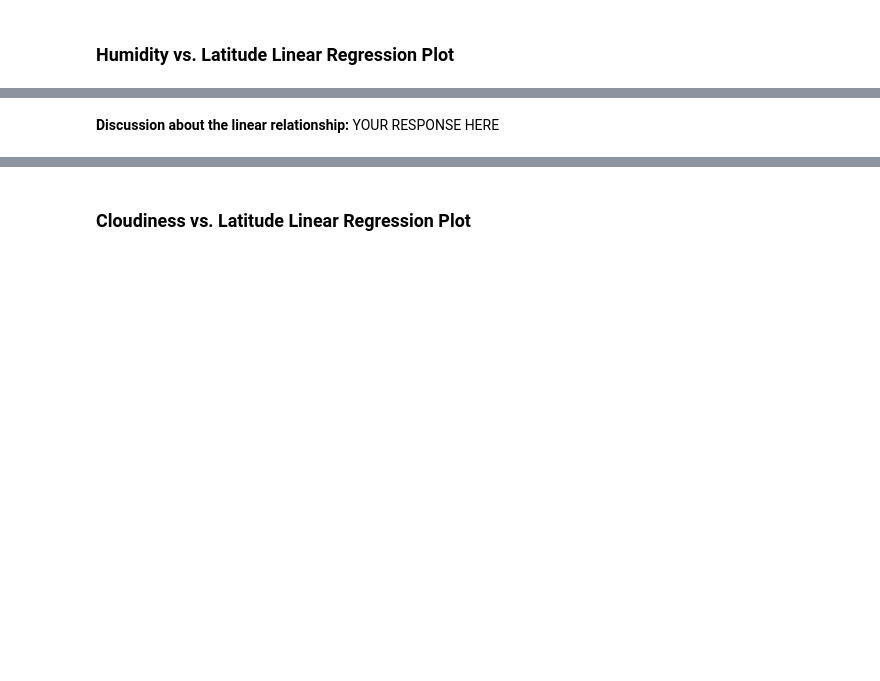
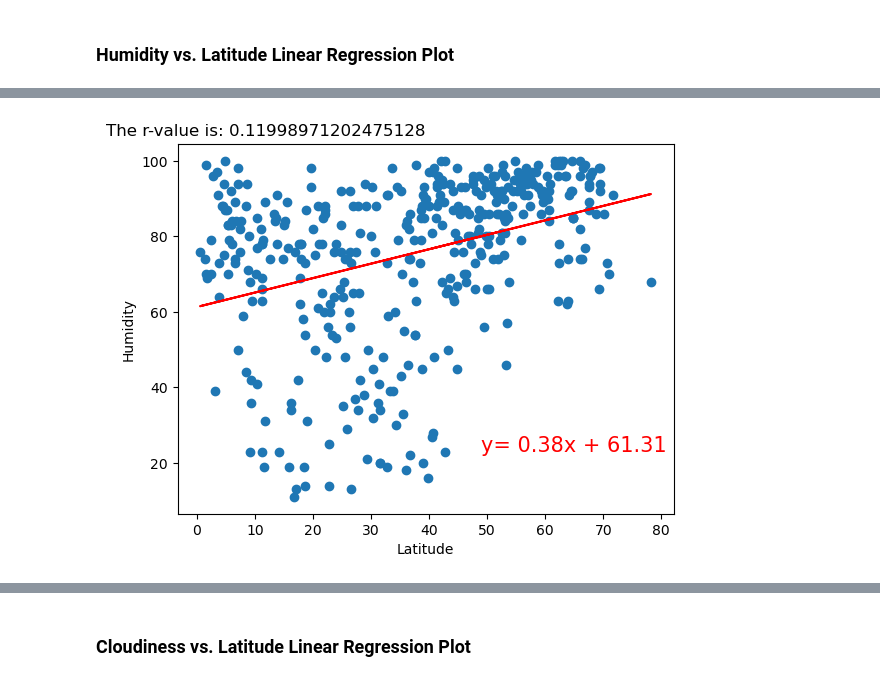
Before and after one commit to ryandenninger7/python-api-challenge, a Jupyter notebook: WeatherPy/WeatherPy.ipynb, the cells around one changed output, grey strips where cells are left out. Saved outputs shown, nothing was run; the diff lists cells and outputs as text; code cells hidden in the pictures; blank space fills up the shorter version.

```diff
--- a/WeatherPy/WeatherPy.ipynb
+++ b/WeatherPy/WeatherPy.ipynb
@@ -361,2 +345,5 @@ The r-value is: 0.0002808747046324607
-# %% [markdown]
-**Discussion about the linear relationship:** YOUR RESPONSE HERE
+# %%
+# Northern Hemisphere
+linear_regression_plot(northern_hemi_df['Lat'], northern_hemi_df['Humidity'], 'Latitude', 'Humidity', 49, 23)
+# %% [output]
+[figure, added]
```
Also changed, not shown: parts of 33 cells of this notebook, 5 other files.
